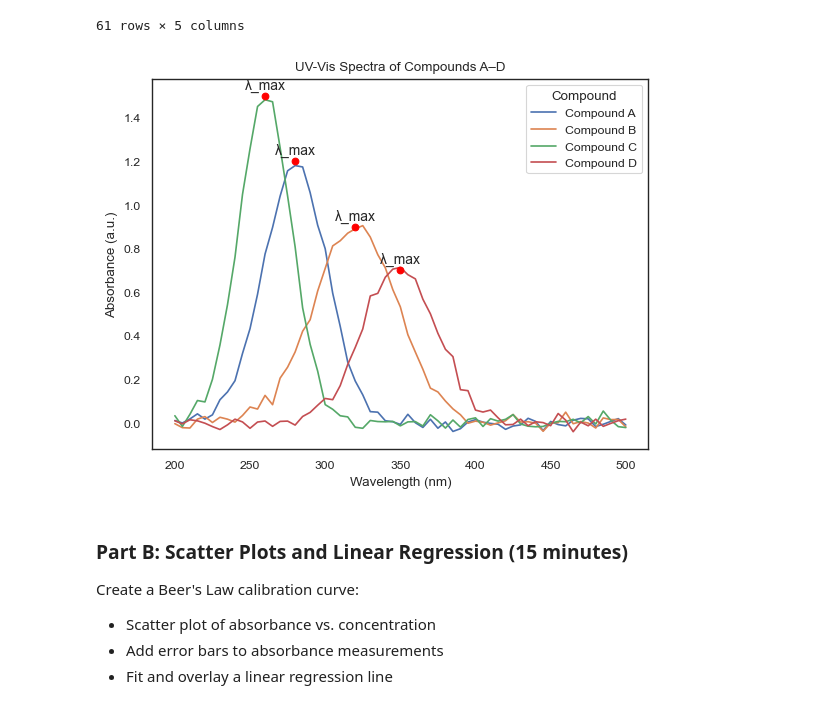
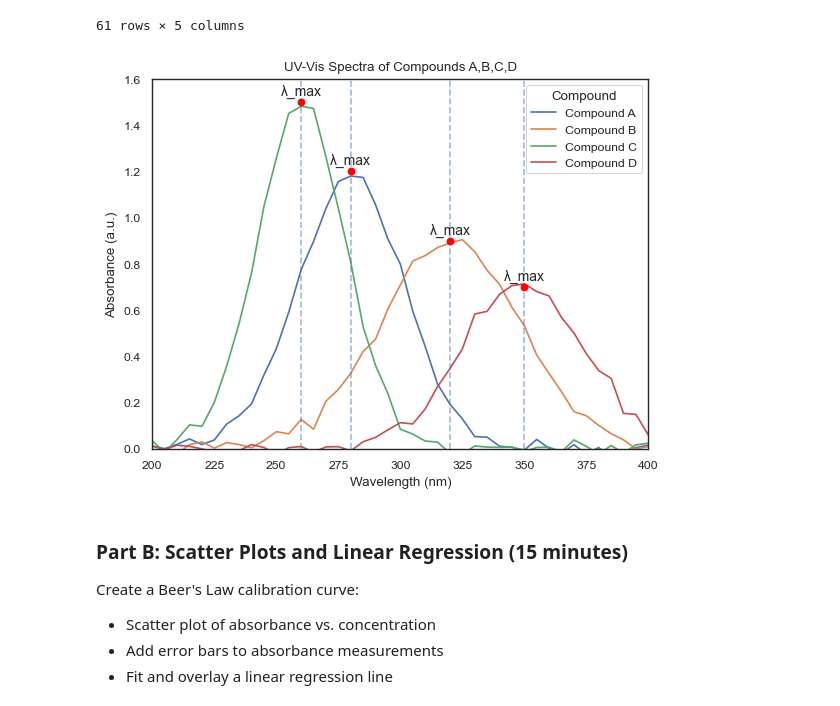
Before and after one commit to Hassan-Haydar/DSA103, a Jupyter notebook: LifeScienceData/lecture18/exercise linked to the lecture in another path/exercise_18.ipynb, the cells around one changed output. Cells and saved outputs as stored; diff of their text form; code cells hidden in the pictures.

Commit message:
edited: uv vis plot of wavelength and absorbance

```diff
--- a/LifeScienceData/lecture18/exercise linked to the lecture in another path/exercise_18.ipynb
+++ b/LifeScienceData/lecture18/exercise linked to the lecture in another path/exercise_18.ipynb
@@ -371,32 +371,34 @@ df_uv
 61 rows × 5 columns
 # %%
 for name, spectrum in compounds.items():
-    plt.plot(wavelengths, spectrum, label=name)
+    sns.lineplot(x=wavelengths, y=spectrum, label=name)
 
 for key, lam in lambda_max.items():
     Amax = max_absorbance[key]
 
     # Mark λmax
     plt.scatter(lam, Amax, color='red', zorder=5)
 
     # Annotate with a short vertical offset
     plt.annotate(
         "λ_max",
         xy=(lam, Amax),
-        xytext=(0, 5),                   # vertical shift only (pixels)
+        xytext=(0, 5),# places the lamda max label above the point
         textcoords="offset points",
     ha="center",
     fontsize=10,
 
     )
-
+    plt.axvline(lam, linestyle="--", alpha=0.5)
+plt.xlim(200, 400)
+plt.ylim(0, 1.6)
 plt.xlabel("Wavelength (nm)")
 plt.ylabel("Absorbance (a.u.)")
-plt.title("UV-Vis Spectra of Compounds A–D")
+plt.title("UV-Vis Spectra of Compounds A,B,C,D")
 plt.legend(title="Compound")
 plt.show()
 # %% [output]
-[figure, old version]
+[figure, new version]
 # %% [markdown]
 ### Part B: Scatter Plots and Linear Regression (15 minutes)
 
```
